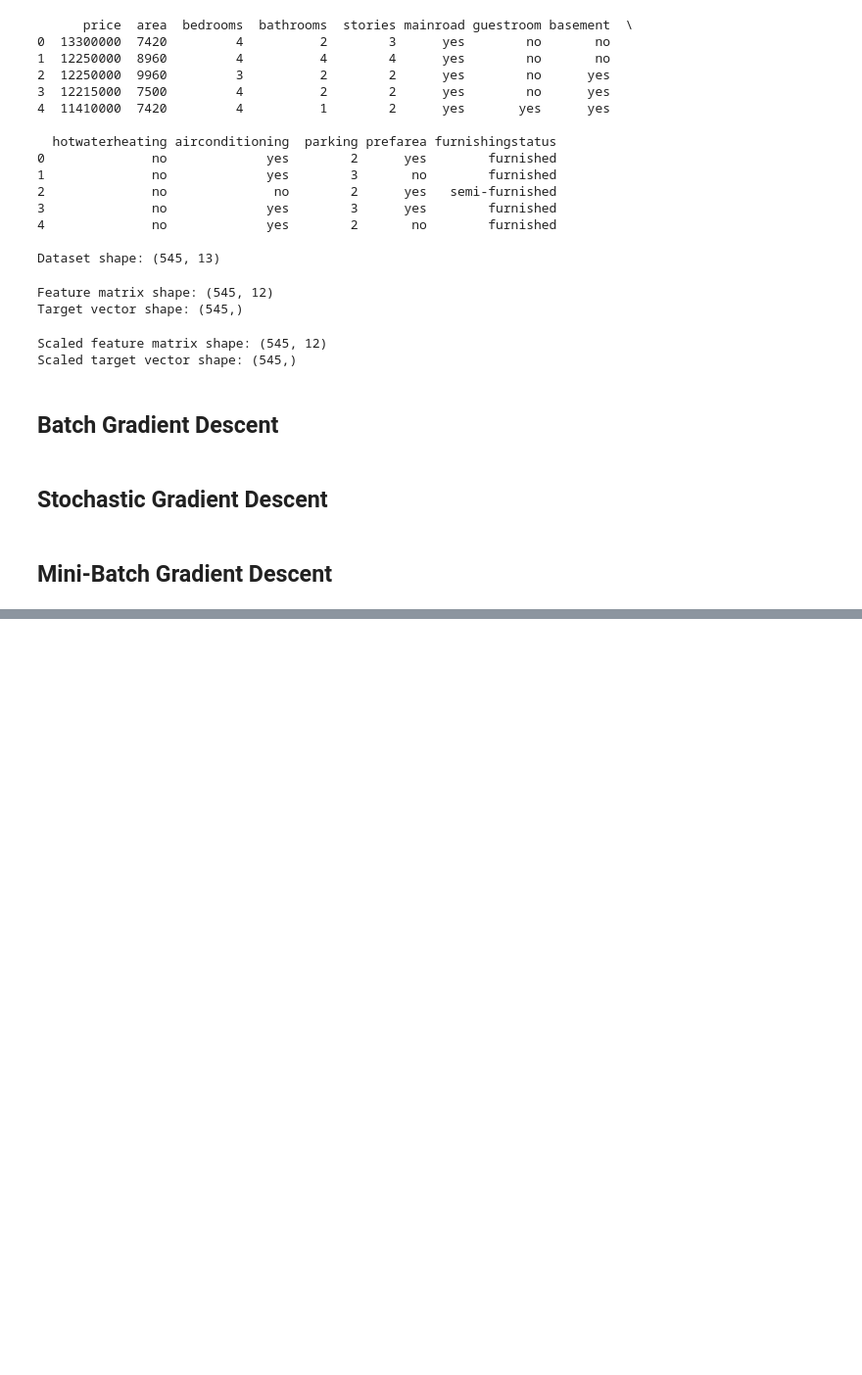
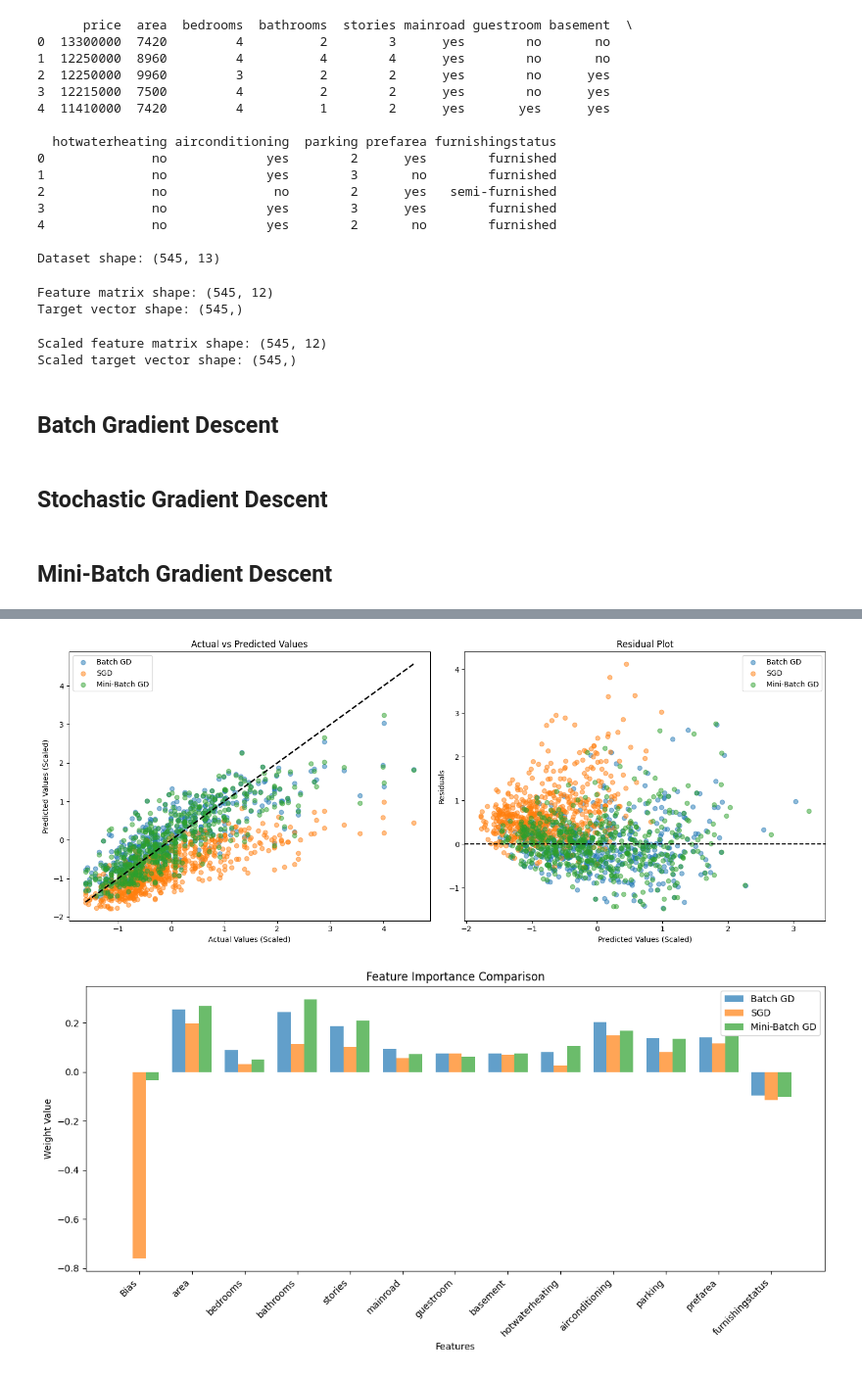
Before and after one commit to u23ai071-IshatS/Machine-Learning-Lab, a Jupyter notebook: Assignment 1/ML/LinearRegressionHousing.ipynb, the cells around one changed output, grey strips where cells are left out. Shown at 98% size. Cells and saved outputs as stored; diff of their text form; code cells hidden in the pictures; blank space fills up the shorter version.

```diff
--- a/Assignment 1/ML/LinearRegressionHousing.ipynb
+++ b/Assignment 1/ML/LinearRegressionHousing.ipynb
@@ -193,0 +244,56 @@ Batch GD weights:
+# %%
+import matplotlib.pyplot as plt
+
+# Get predictions from all models
+predictions_batch = X_bias @ w_batch
+predictions_sgd = X_bias @ w_sgd
+predictions_mini = X_bias @ w_minibatch
+
+# Create scatter plots
+plt.figure(figsize=(15, 6))
+
+# Actual vs Predicted Values
+plt.subplot(1, 2, 1)
+plt.scatter(y_scaled, predictions_batch, alpha=0.5, label='Batch GD')
+plt.scatter(y_scaled, predictions_sgd, alpha=0.5, label='SGD')
+plt.scatter(y_scaled, predictions_mini, alpha=0.5, label='Mini-Batch GD')
+plt.plot([y_scaled.min(), y_scaled.max()], [y_scaled.min(), y_scaled.max()], 'k--', lw=2)
+plt.xlabel('Actual Values (Scaled)')
+plt.ylabel('Predicted Values (Scaled)')
+plt.title('Actual vs Predicted Values')
+plt.legend()
+
+# Residual plots
+plt.subplot(1, 2, 2)
+plt.scatter(predictions_batch, y_scaled - predictions_batch, alpha=0.5, label='Batch GD')
+plt.scatter(predictions_sgd, y_scaled - predictions_sgd, alpha=0.5, label='SGD')
+plt.scatter(predictions_mini, y_scaled - predictions_mini, alpha=0.5, label='Mini-Batch GD')
+plt.axhline(y=0, color='k', linestyle='--')
+plt.xlabel('Predicted Values (Scaled)')
+plt.ylabel('Residuals')
+plt.title('Residual Plot')
+plt.legend()
+
+plt.tight_layout()
+plt.show()
+
+# Add a plot to show feature importance
+plt.figure(figsize=(12, 6))
+feature_names = ['Bias'] + feature_cols
+x_pos = np.arange(len(feature_names))
+width = 0.25
+
+plt.bar(x_pos - width, w_batch, width, label='Batch GD', alpha=0.7)
+plt.bar(x_pos, w_sgd, width, label='SGD', alpha=0.7)
+plt.bar(x_pos + width, w_minibatch, width, label='Mini-Batch GD', alpha=0.7)
+
+plt.xlabel('Features')
+plt.ylabel('Weight Value')
+plt.title('Feature Importance Comparison')
+plt.xticks(x_pos, feature_names, rotation=45, ha='right')
+plt.legend()
+plt.tight_layout()
+plt.show()
+# %% [output]
+[figure, added]
+[figure, added]
```
Also changed, not shown: parts of 3 cells of this notebook, 1 other file.
